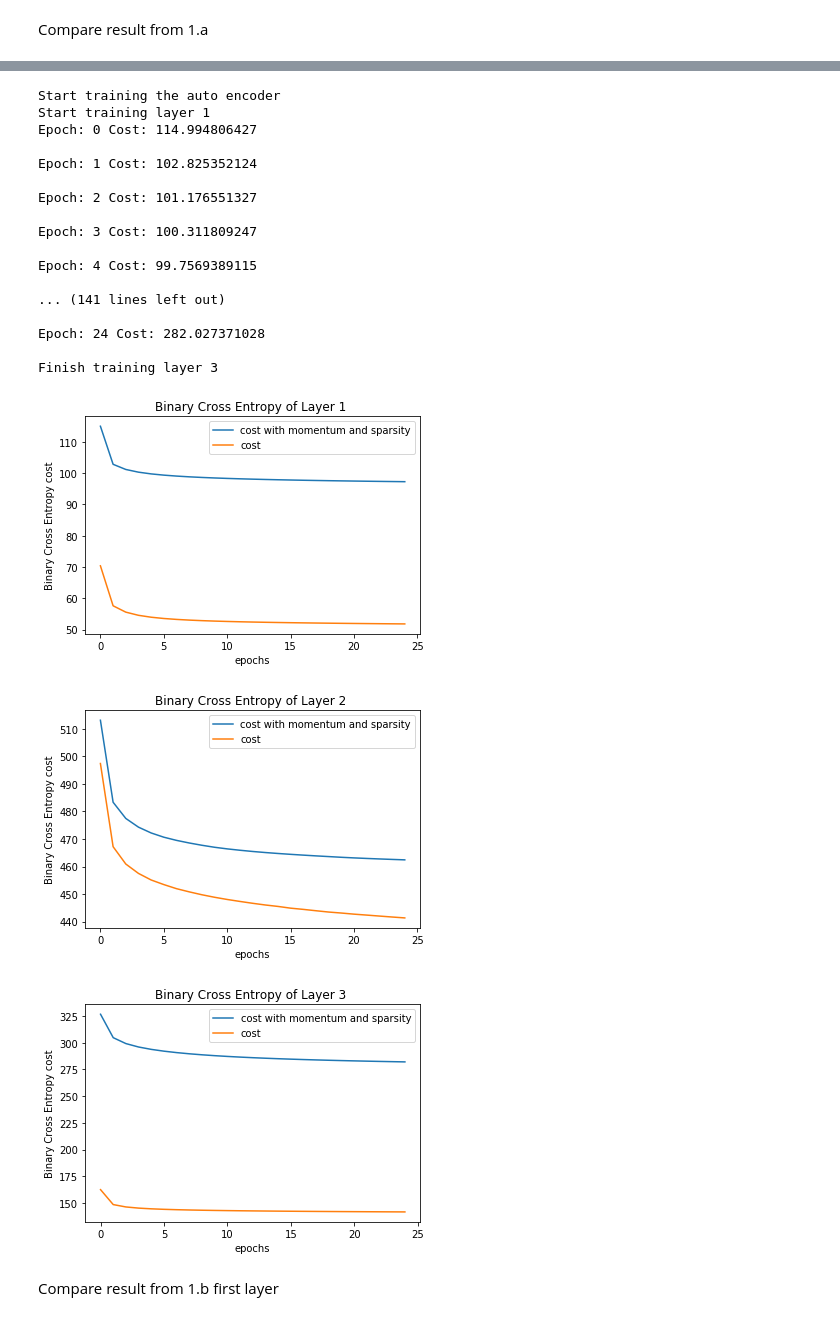
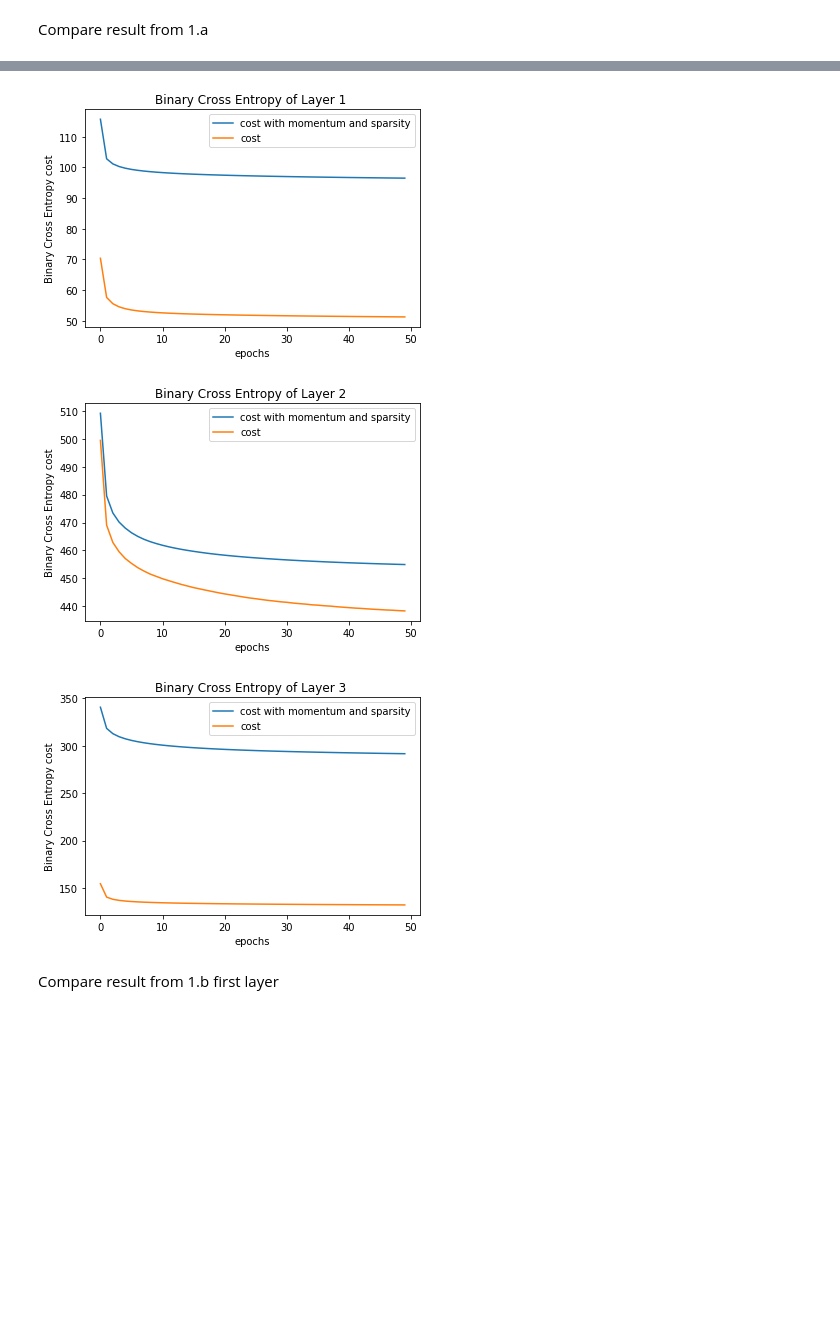
Before and after one commit to edwardsujono/neural_network_deep_cnn_autoencoder, a Jupyter notebook: Auto Encoder.ipynb, the cells around one changed output, grey strips where cells are left out. Cells and saved outputs as stored; diff of their text form; code cells hidden in the pictures; blank space fills up the shorter version.

Commit message:
update the auto encoder

```diff
--- a/Auto Encoder.ipynb
+++ b/Auto Encoder.ipynb
@@ -14,11 +14,11 @@ import math
 # %% [markdown]
 Init Bias, Weight, Sparsity Constraint
 # %%
-def init_weights(n_in, n_out, name_weight):
+def init_weights(n_in, n_out, name_weight, xavier_range=4):
     weight = np.asarray(
         np.random.uniform(
-            low=-4 * np.sqrt(6. / (n_in + n_out)),
-            high=4 * np.sqrt(6. / (n_in + n_out)),
+            low=-xavier_range * np.sqrt(6. / (n_in + n_out)),
+            high=xavier_range * np.sqrt(6. / (n_in + n_out)),
             size=(n_in, n_out)),
         dtype=theano.config.floatX)
     return theano.shared(value=weight, name=name_weight, borrow=True)
@@ -675,3 +688,22 @@ parameter 𝛽 = 0.5, and sparsity parameter 𝜌 = 0.05. Compare the results wi
 #### 3.1. Compare result from point 1
 # %% [markdown]
 Compare result from 1.a
+# %%
+num_feature = len(train_x[0])
+list_hidden_layer = [900, 625, 400]
+epochs = 50
+batch_size = 128
+num_output = 10
+momentum = 0.1
+sparsity_parameter = 0.05
+penalty_parameter = 0.5
+
+softmax_momentum_sparsity = SoftmaxAutoEncoder(
+    num_features=num_feature, num_outputs=num_output,
+    list_hidden_layer=list_hidden_layer, learning_rate=0.1,
+    sparsity_parameter=sparsity_parameter, penalty_parameter=penalty_parameter,
+    momentum=momentum, use_sparsity=True, use_momentum=True
+)
+
+softmax_momentum_sparsity.start_train_auto_encoder(epochs=epochs, batch_size=batch_size,
+                                 train_x=train_x, train_y=train_y, verbose=True)
@@ -678,63 +728,26 @@ Compare result from 1.a
 # %%
-num_feature = len(train_x[0])
-list_hidden_layer = [900, 625, 400]
-epochs = 25
-batch_size = 128
-num_output = 10
-momentum = 0.1
-sparsity_parameter = 0.05
-penalty_parameter = 0.5
-
-softmax_momentum_sparsity = SoftmaxAutoEncoder(
-    num_features=num_feature, num_outputs=num_output,
-    list_hidden_layer=list_hidden_layer, learning_rate=0.1,
-    sparsity_parameter=sparsity_parameter, penalty_parameter=penalty_parameter,
-    momentum=momentum, use_sparsity=True, use_momentum=True
-)
-
-softmax_momentum_sparsity.start_train_auto_encoder(epochs=epochs, batch_size=batch_size,
-                                 train_x=train_x, train_y=train_y, verbose=True)
-
 list_cost_momentum_sparsity_all_layer = softmax_momentum_sparsity.get_total_costs_of_auto_encoder()
 list_normal_cost_all_layer = softmax.get_total_costs_of_auto_encoder()
-
 
 visualizer = DataVisualizationWithLabels()
 
 %matplotlib inline
 cntr = 1
 
 for list_cost_momentum_sparsity, list_normal_cost in zip(list_cost_momentum_sparsity_all_layer, list_normal_cost_all_layer):
     visualizer.show_plot(list_x_point=[range(epochs) for k in range(2)],
                          list_y_point=[list_cost_momentum_sparsity, list_normal_cost],
                          x_label='epochs',
                          y_label='Binary Cross Entropy cost',
                          title='Binary Cross Entropy of Layer %s ' % cntr ,
                          figure_name='project_b/images/3a_cost_layer_%s.png' % cntr,
                          labels=['cost with momentum and sparsity', 'cost']
                         )
     cntr += 1
 # %% [output]
-Start training the auto encoder
-Start training layer 1
-Epoch: 0 Cost: 114.994806427
-
-Epoch: 1 Cost: 102.825352124
-
-Epoch: 2 Cost: 101.176551327
-
-Epoch: 3 Cost: 100.311809247
-
-Epoch: 4 Cost: 99.7569389115
-
-... (141 lines left out)
-
-Epoch: 24 Cost: 282.027371028
-
-Finish training layer 3
-[figure, old version]
+[figure, new version]
-[figure, old version]
+[figure, new version]
-[figure, old version]
+[figure, new version]
 # %% [markdown]
 Compare result from 1.b first layer
 # %%
```
Also changed, not shown: parts of 14 cells of this notebook.
